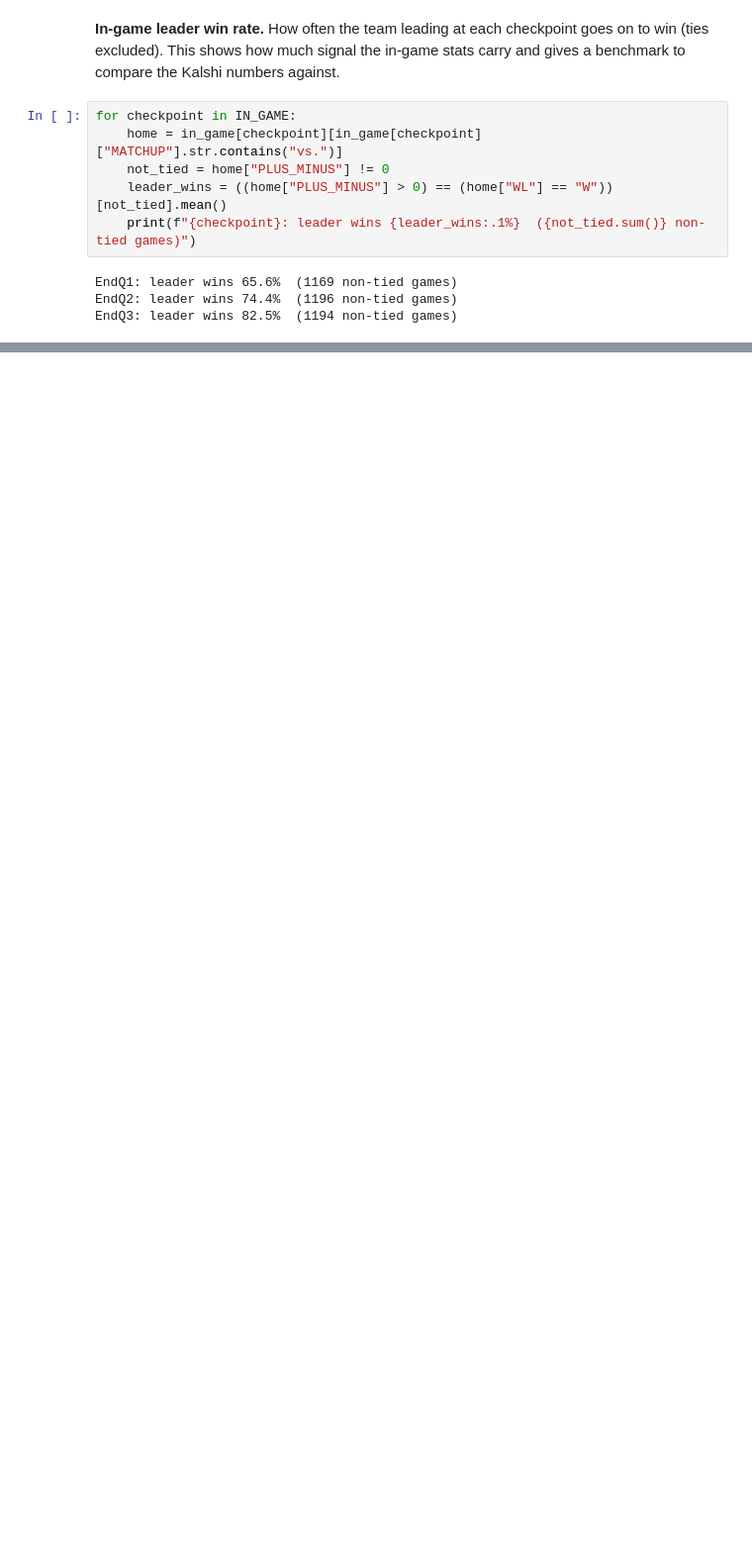
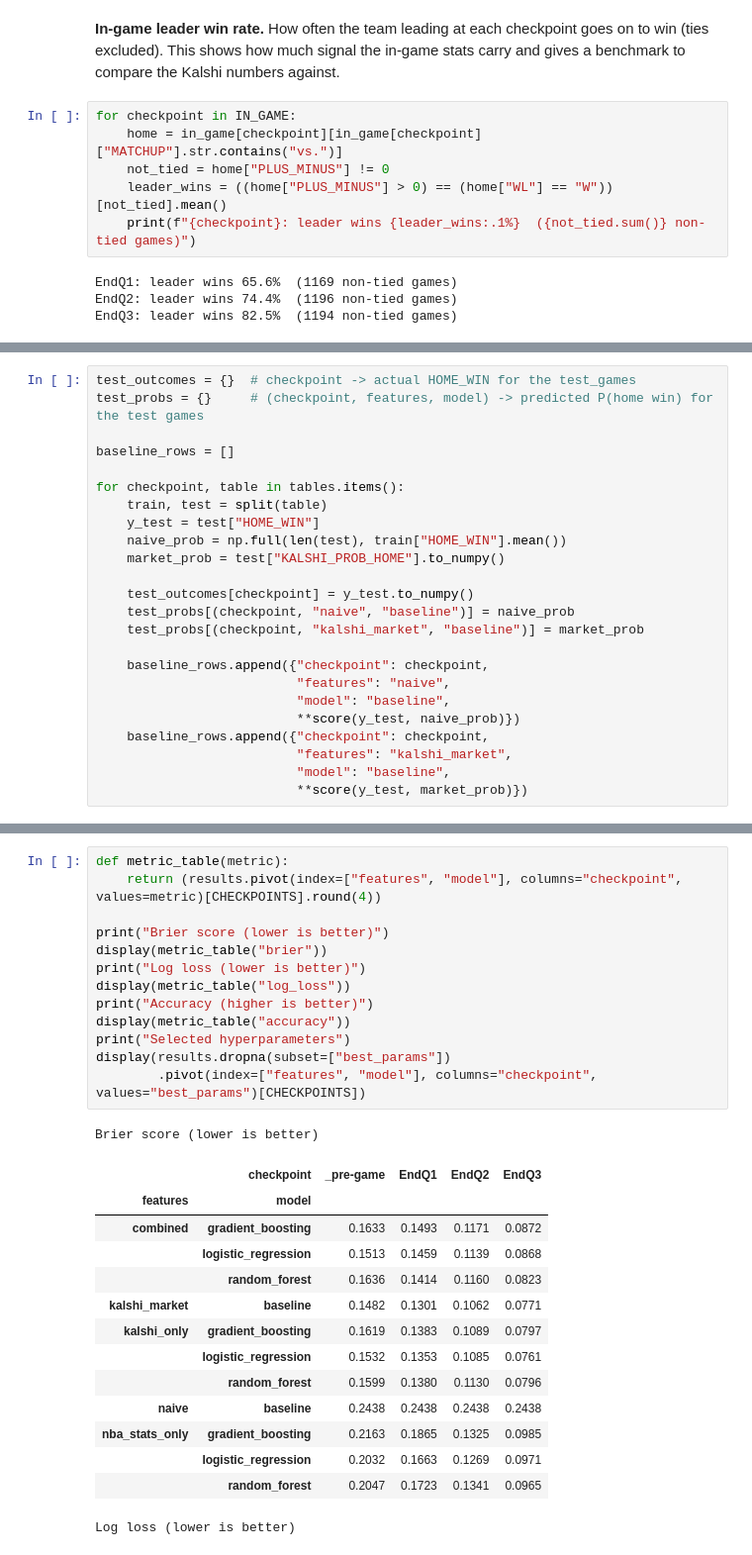
Before and after one commit to brad-hof/Milestone2, a Jupyter notebook: Notebooks/supervised_section.ipynb, the cells around one changed output, grey strips where cells are left out. Shown at 99% size. Saved outputs shown, nothing was run; the diff lists cells and outputs as text; blank space fills up the shorter version.

Commit message:
Supervised: add feature engineering, tuned models, significance tests, and findings

```diff
--- a/Notebooks/supervised_section.ipynb
+++ b/Notebooks/supervised_section.ipynb
@@ -152,0 +376,24 @@ EndQ3: leader wins 82.5%  (1194 non-tied games)
+# %%
+test_outcomes = {}  # checkpoint -> actual HOME_WIN for the test_games
+test_probs = {}     # (checkpoint, features, model) -> predicted P(home win) for the test games
+
+baseline_rows = []
+
+for checkpoint, table in tables.items():
+    train, test = split(table)
+    y_test = test["HOME_WIN"]
+    naive_prob = np.full(len(test), train["HOME_WIN"].mean())
+    market_prob = test["KALSHI_PROB_HOME"].to_numpy()
+
+    test_outcomes[checkpoint] = y_test.to_numpy()
+    test_probs[(checkpoint, "naive", "baseline")] = naive_prob
+    test_probs[(checkpoint, "kalshi_market", "baseline")] = market_prob
+
+    baseline_rows.append({"checkpoint": checkpoint,
+                          "features": "naive",
+                          "model": "baseline",
+                          **score(y_test, naive_prob)})
+    baseline_rows.append({"checkpoint": checkpoint,
+                          "features": "kalshi_market",
+                          "model": "baseline",
+                          **score(y_test, market_prob)})
@@ -152,0 +458,29 @@ EndQ3: leader wins 82.5%  (1194 non-tied games)
+# %%
+def metric_table(metric):
+    return (results.pivot(index=["features", "model"], columns="checkpoint", values=metric)[CHECKPOINTS].round(4))
+
+print("Brier score (lower is better)")
+display(metric_table("brier"))
+print("Log loss (lower is better)")
+display(metric_table("log_loss"))
+print("Accuracy (higher is better)")
+display(metric_table("accuracy"))
+print("Selected hyperparameters")
+display(results.dropna(subset=["best_params"])
+        .pivot(index=["features", "model"], columns="checkpoint", values="best_params")[CHECKPOINTS])
+# %% [output]
+Brier score (lower is better)
+|  | checkpoint | _pre-game | EndQ1 | EndQ2 | EndQ3 |
+| features | model |  |  |  |  |
+| combined | gradient_boosting | 0.1633 | 0.1493 | 0.1171 | 0.0872 |
+|  | logistic_regression | 0.1513 | 0.1459 | 0.1139 | 0.0868 |
+|  | random_forest | 0.1636 | 0.1414 | 0.1160 | 0.0823 |
+| kalshi_market | baseline | 0.1482 | 0.1301 | 0.1062 | 0.0771 |
+| kalshi_only | gradient_boosting | 0.1619 | 0.1383 | 0.1089 | 0.0797 |
+|  | logistic_regression | 0.1532 | 0.1353 | 0.1085 | 0.0761 |
+|  | random_forest | 0.1599 | 0.1380 | 0.1130 | 0.0796 |
+| naive | baseline | 0.2438 | 0.2438 | 0.2438 | 0.2438 |
+| nba_stats_only | gradient_boosting | 0.2163 | 0.1865 | 0.1325 | 0.0985 |
+|  | logistic_regression | 0.2032 | 0.1663 | 0.1269 | 0.0971 |
+|  | random_forest | 0.2047 | 0.1723 | 0.1341 | 0.0965 |
+Log loss (lower is better)
```
Also changed, not shown: parts of 37 cells of this notebook.
